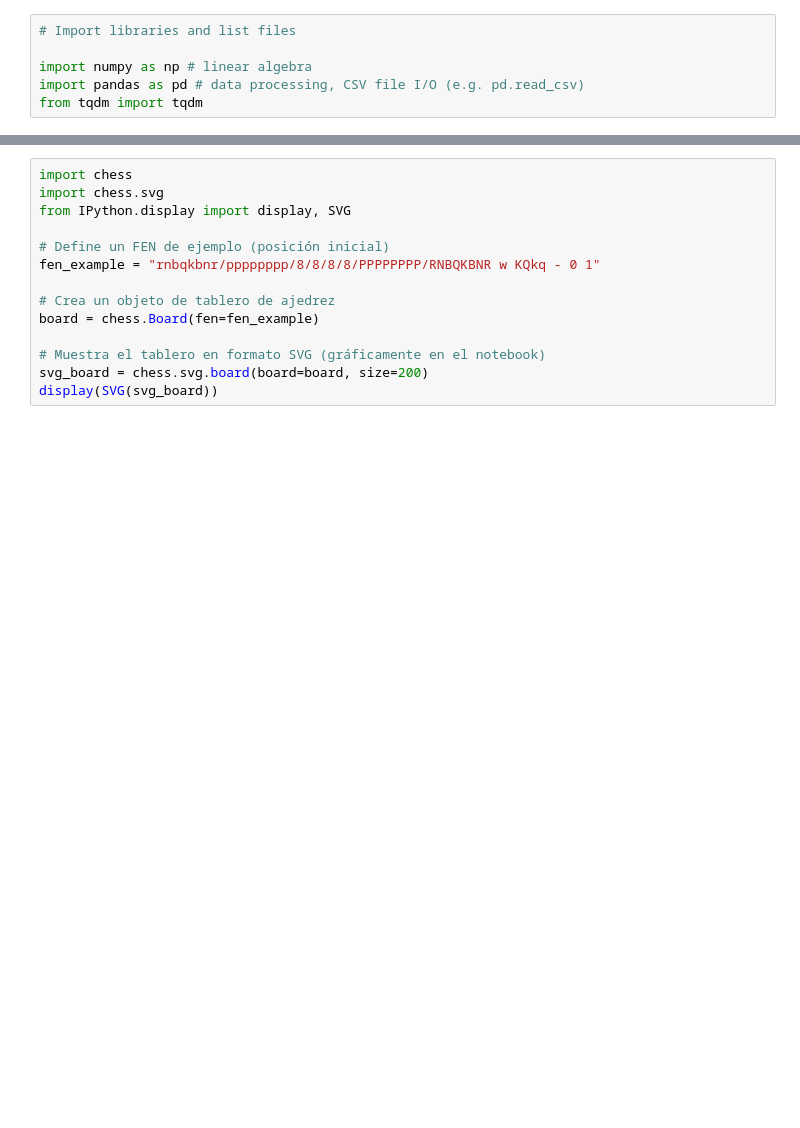
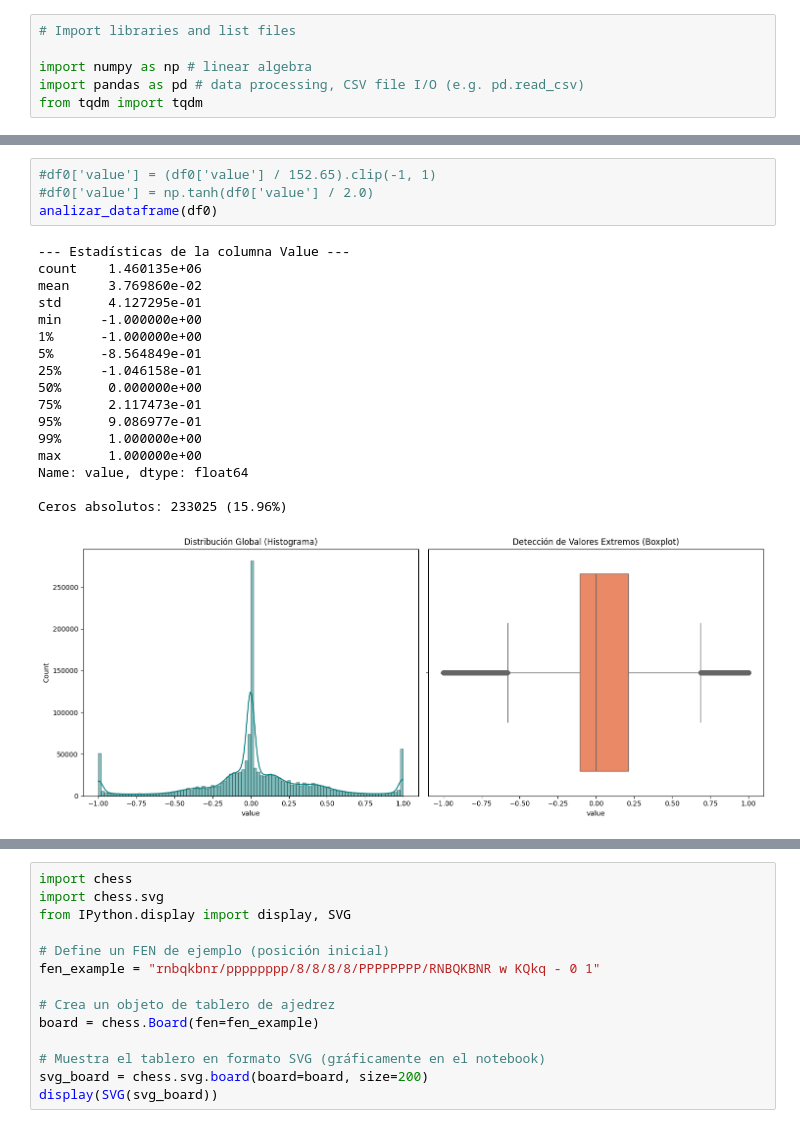
Before and after one commit to xxjcaxx/ChessAIThon, a Jupyter notebook: training/convert.ipynb, the cells around one changed output, grey strips where cells are left out. Cells and saved outputs as stored; diff of their text form; blank space fills up the shorter version.

```diff
--- a/training/convert.ipynb
+++ b/training/convert.ipynb
@@ -7 +69,23 @@ from tqdm import tqdm
+# %%
+#df0['value'] = (df0['value'] / 152.65).clip(-1, 1)
+#df0['value'] = np.tanh(df0['value'] / 2.0)
+analizar_dataframe(df0)
+# %% [output]
+--- Estadísticas de la columna Value ---
+count    1.460135e+06
+mean     3.769860e-02
+std      4.127295e-01
+min     -1.000000e+00
+1%      -1.000000e+00
+5%      -8.564849e-01
+25%     -1.046158e-01
+50%      0.000000e+00
+75%      2.117473e-01
+95%      9.086977e-01
+99%      1.000000e+00
+max      1.000000e+00
+Name: value, dtype: float64
+
+Ceros absolutos: 233025 (15.96%)
+[figure, added]
 # %%
```
Also changed, not shown: parts of 9 cells of this notebook, 3 other files.
